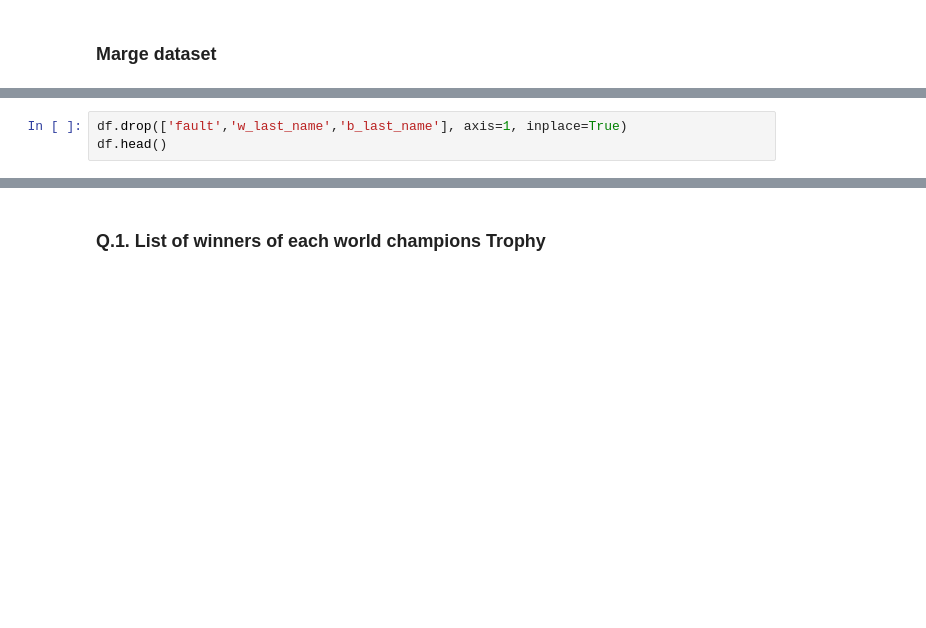
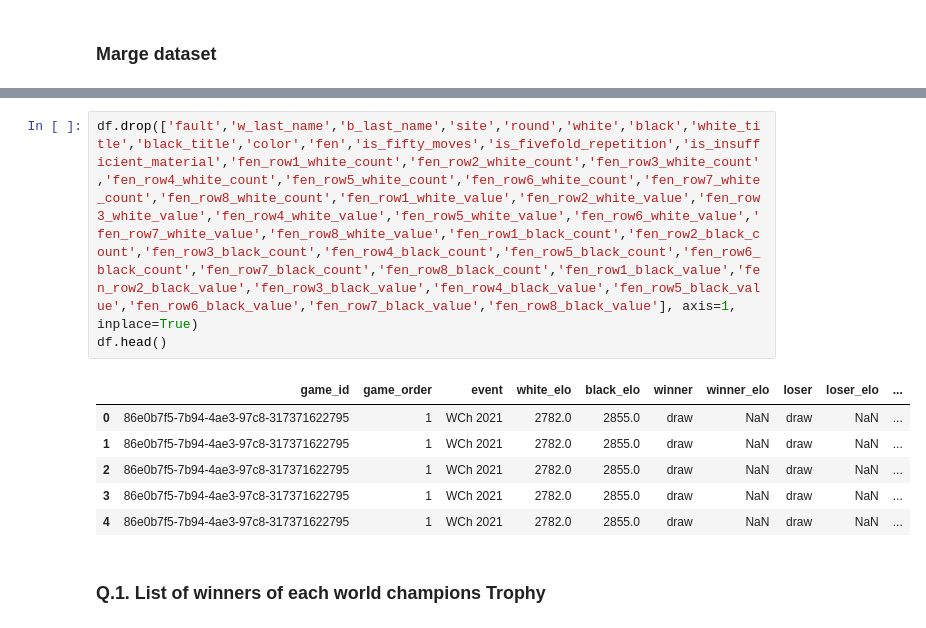
Before and after one commit to sohelshekhatik1998/my-all-work, a Jupyter notebook: Data_grokr__chess_data_analysis_(1).ipynb, the cells around one changed output, grey strips where cells are left out. Cells and saved outputs as stored; diff of their text form; blank space fills up the shorter version.

```diff
--- a/Data_grokr__chess_data_analysis_(1).ipynb
+++ b/Data_grokr__chess_data_analysis_(1).ipynb
@@ -159,6 +152,3 @@ df.head()
 | 2 | 86e0b7f5-7b94-4ae3-97c8-317371622795 | 1 | WCh 2021 | Dubai UAE | 1.0 | Nepomniachtchi-1/2 | Carlsen-1/2 | 2782.0 | 2855.0 | NaN | ... |
 | 3 | 86e0b7f5-7b94-4ae3-97c8-317371622795 | 1 | WCh 2021 | Dubai UAE | 1.0 | Nepomniachtchi-1/2 | Carlsen-1/2 | 2782.0 | 2855.0 | NaN | ... |
 | 4 | 86e0b7f5-7b94-4ae3-97c8-317371622795 | 1 | WCh 2021 | Dubai UAE | 1.0 | Nepomniachtchi-1/2 | Carlsen-1/2 | 2782.0 | 2855.0 | NaN | ... |
-# %%
-df.drop(['fault','w_last_name','b_last_name'], axis=1, inplace=True)
-df.head()
@@ -172,3 +155,13 @@ df.head()
+# %%
+df.drop(['fault','w_last_name','b_last_name','site','round','white','black','white_title','black_title','color','fen','is_fifty_moves','is_fivefold_repetition','is_insufficient_material','fen_row1_white_count','fen_row2_white_count','fen_row3_white_count','fen_row4_white_count','fen_row5_white_count','fen_row6_white_count','fen_row7_white_count','fen_row8_white_count','fen_row1_white_value','fen_row2_white_value','fen_row3_white_value','fen_row4_white_value','fen_row5_white_value','fen_row6_white_value','fen_row7_white_value','fen_row8_white_value','fen_row1_black_count','fen_row2_black_count','fen_row3_black_count','fen_row4_black_count','fen_row5_black_count','fen_row6_black_count','fen_row7_black_count','fen_row8_black_count','fen_row1_black_value','fen_row2_black_value','fen_row3_black_value','fen_row4_black_value','fen_row5_black_value','fen_row6_black_value','fen_row7_black_value','fen_row8_black_value'], axis=1, inplace=True)
+df.head()
+# %% [output]
+|  | game_id | game_order | event | white_elo | black_elo | winner | winner_elo | loser | loser_elo | ... |
+| 0 | 86e0b7f5-7b94-4ae3-97c8-317371622795 | 1 | WCh 2021 | 2782.0 | 2855.0 | draw | NaN | draw | NaN | ... |
+| 1 | 86e0b7f5-7b94-4ae3-97c8-317371622795 | 1 | WCh 2021 | 2782.0 | 2855.0 | draw | NaN | draw | NaN | ... |
+| 2 | 86e0b7f5-7b94-4ae3-97c8-317371622795 | 1 | WCh 2021 | 2782.0 | 2855.0 | draw | NaN | draw | NaN | ... |
+| 3 | 86e0b7f5-7b94-4ae3-97c8-317371622795 | 1 | WCh 2021 | 2782.0 | 2855.0 | draw | NaN | draw | NaN | ... |
+| 4 | 86e0b7f5-7b94-4ae3-97c8-317371622795 | 1 | WCh 2021 | 2782.0 | 2855.0 | draw | NaN | draw | NaN | ... |
 # %% [markdown]
 ### Q.1. List of winners of each world champions Trophy
 # %%
```
Also changed, not shown: parts of 3 cells of this notebook.
